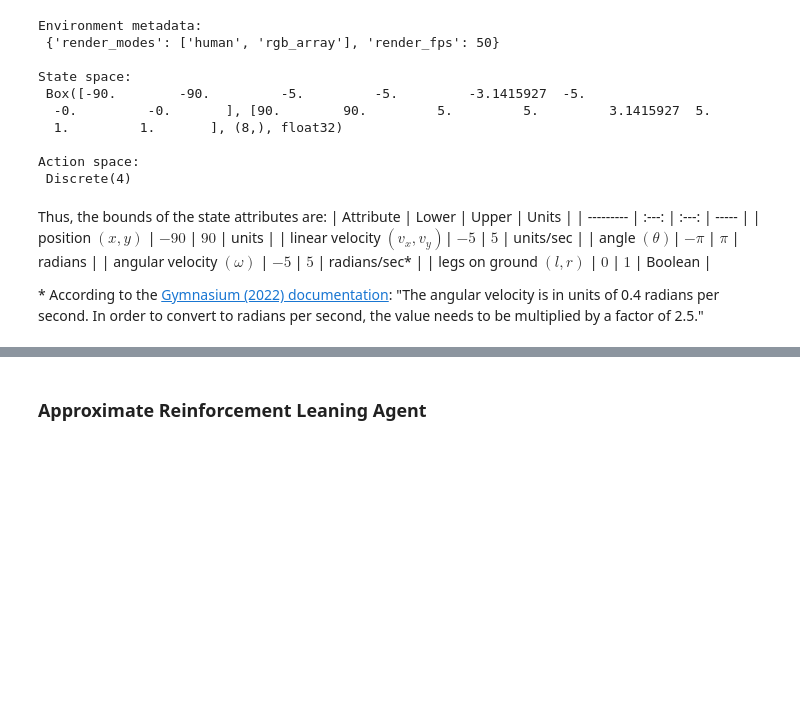
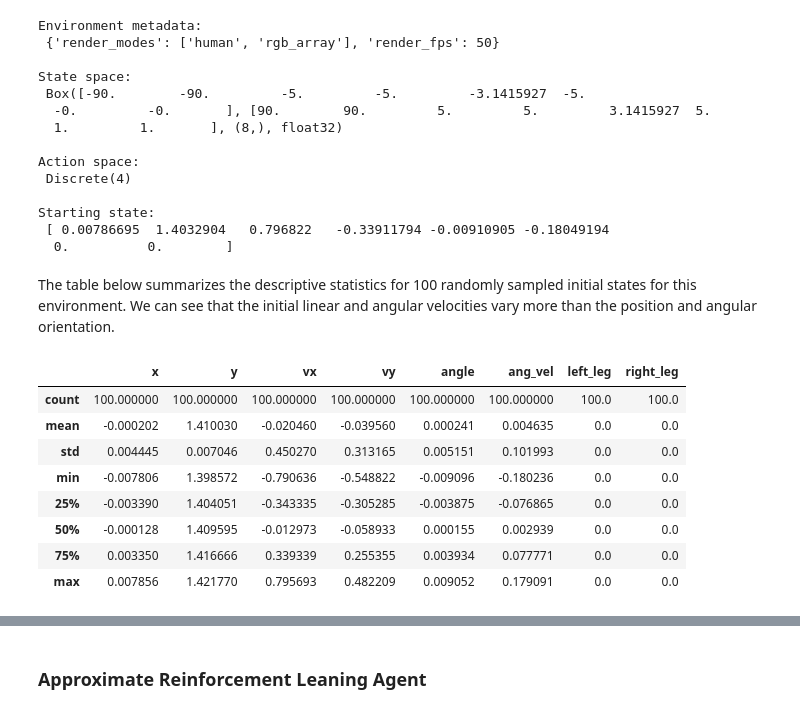
Before and after one commit to jaki9292/rl-project, a Jupyter notebook: project.ipynb, the cells around one changed output, grey strips where cells are left out. Saved outputs shown, nothing was run; the diff lists cells and outputs as text; code cells hidden in the pictures; blank space fills up the shorter version.

```diff
--- a/project.ipynb
+++ b/project.ipynb
@@ -47,11 +47,13 @@ env = gym.make("LunarLander-v2",
                turbulence_power = 0.0,
                render_mode="rgb_array") # Render for machine
 
-env.reset()
+# Reset environment with random number generator seed for reproducibility
+state, info = env.reset(seed = 21)
 
 print("Environment metadata:\n", env.metadata)
 print("\nState space:\n", env.observation_space)
 print("\nAction space:\n", env.action_space)
+print("\nStarting state:\n", state)
 # %% [output]
 Environment metadata:
  {'render_modes': ['human', 'rgb_array'], 'render_fps': 50}
@@ -63,17 +65,34 @@ State space:
 
 Action space:
  Discrete(4)
+
+Starting state:
+ [ 0.00786695  1.4032904   0.796822   -0.33911794 -0.00910905 -0.18049194
+  0.          0.        ]
-# %% [markdown]
-Thus, the bounds of the state attributes are:
-| Attribute | Lower | Upper | Units |
-| --------- | :---: | :---: | ----- |
-| position $(x,y)$ | $-90$ | $90$ | units |
-| linear velocity $(v_x,v_y)$| $-5$ | $5$ | units/sec |
-| angle $(\theta)$| $-\pi$ | $\pi$ | radians |
-| angular velocity $(\omega)$ | $-5$ | $5$ | radians/sec* |
-| legs on ground $(l,r)$ | $0$ | $1$ | Boolean |
-
-\* According to the [Gymnasium (2022) documentation](https://gymnasium.farama.org/environments/box2d/lunar_lander/#notes): "The angular velocity is in units of 0.4 radians per second. In order to convert to radians per second, the value needs to be multiplied by a factor of 2.5."
+# %% [markdown]
+The table below summarizes the descriptive statistics for 100 randomly sampled initial states for this environment. We can see that the initial linear and angular velocities vary more than the position and angular orientation.
+# %%
+import pandas as pd
+
+# Determine average starting state from random sample of 100
+starting_states = []
+for _ in range(100):
+    starting_state, info = env.reset()
+    starting_states.append(starting_state)
+
+features = ['x','y','vx','vy','angle','ang_vel','left_leg','right_leg']
+starting_states_df = pd.DataFrame(starting_states, columns = features)
+starting_states_df.describe()
+# %% [output]
+|  | x | y | vx | vy | angle | ang_vel | left_leg | right_leg |
+| count | 100.000000 | 100.000000 | 100.000000 | 100.000000 | 100.000000 | 100.000000 | 100.0 | 100.0 |
+| mean | -0.000202 | 1.410030 | -0.020460 | -0.039560 | 0.000241 | 0.004635 | 0.0 | 0.0 |
+| std | 0.004445 | 0.007046 | 0.450270 | 0.313165 | 0.005151 | 0.101993 | 0.0 | 0.0 |
+| min | -0.007806 | 1.398572 | -0.790636 | -0.548822 | -0.009096 | -0.180236 | 0.0 | 0.0 |
+| 25% | -0.003390 | 1.404051 | -0.343335 | -0.305285 | -0.003875 | -0.076865 | 0.0 | 0.0 |
+| 50% | -0.000128 | 1.409595 | -0.012973 | -0.058933 | 0.000155 | 0.002939 | 0.0 | 0.0 |
+| 75% | 0.003350 | 1.416666 | 0.339339 | 0.255355 | 0.003934 | 0.077771 | 0.0 | 0.0 |
+| max | 0.007856 | 1.421770 | 0.795693 | 0.482209 | 0.009052 | 0.179091 | 0.0 | 0.0 |
 # %% [markdown]
 ### Models ###
 
```
Also changed, not shown: parts of 22 cells of this notebook, 3 other files.
